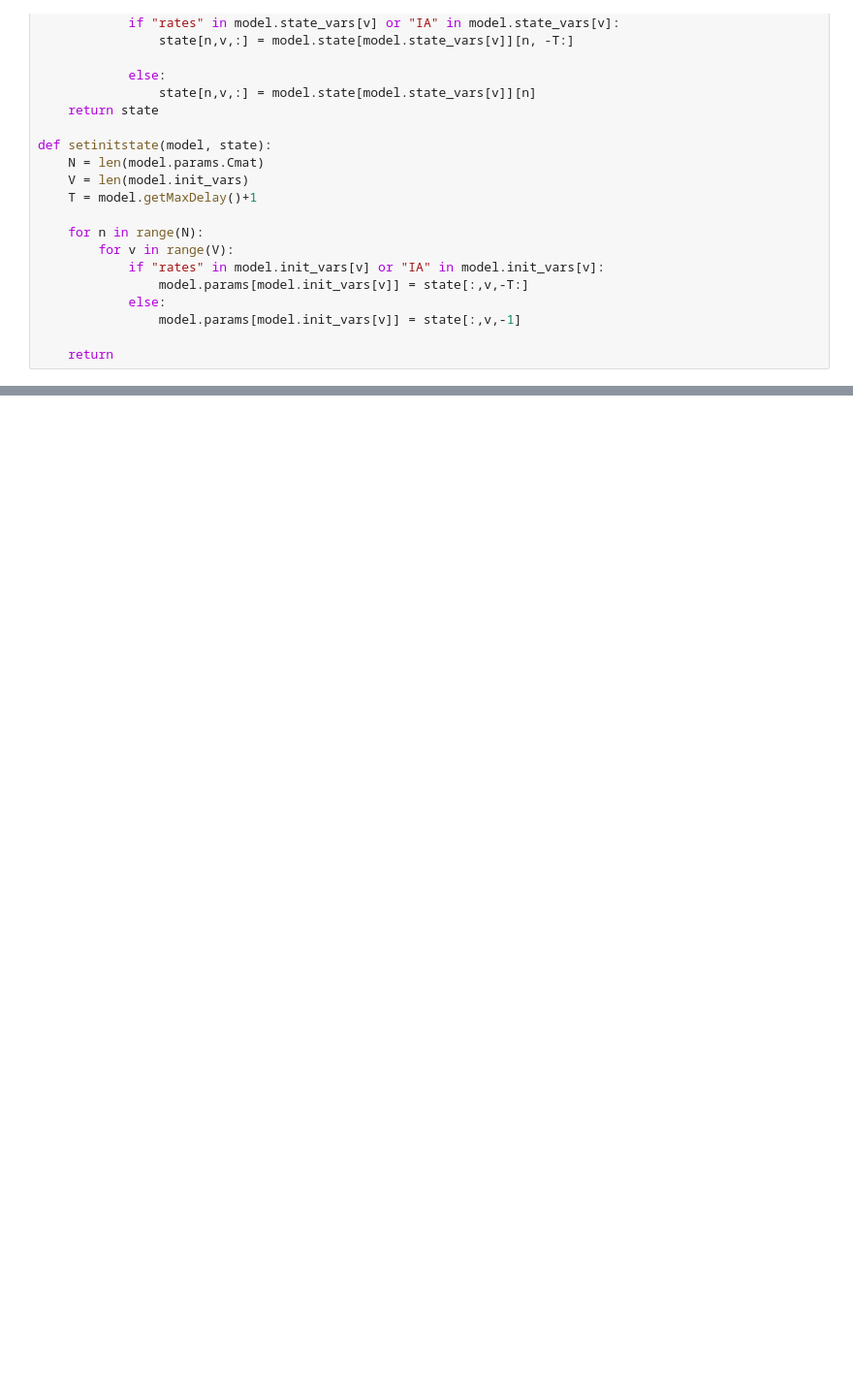
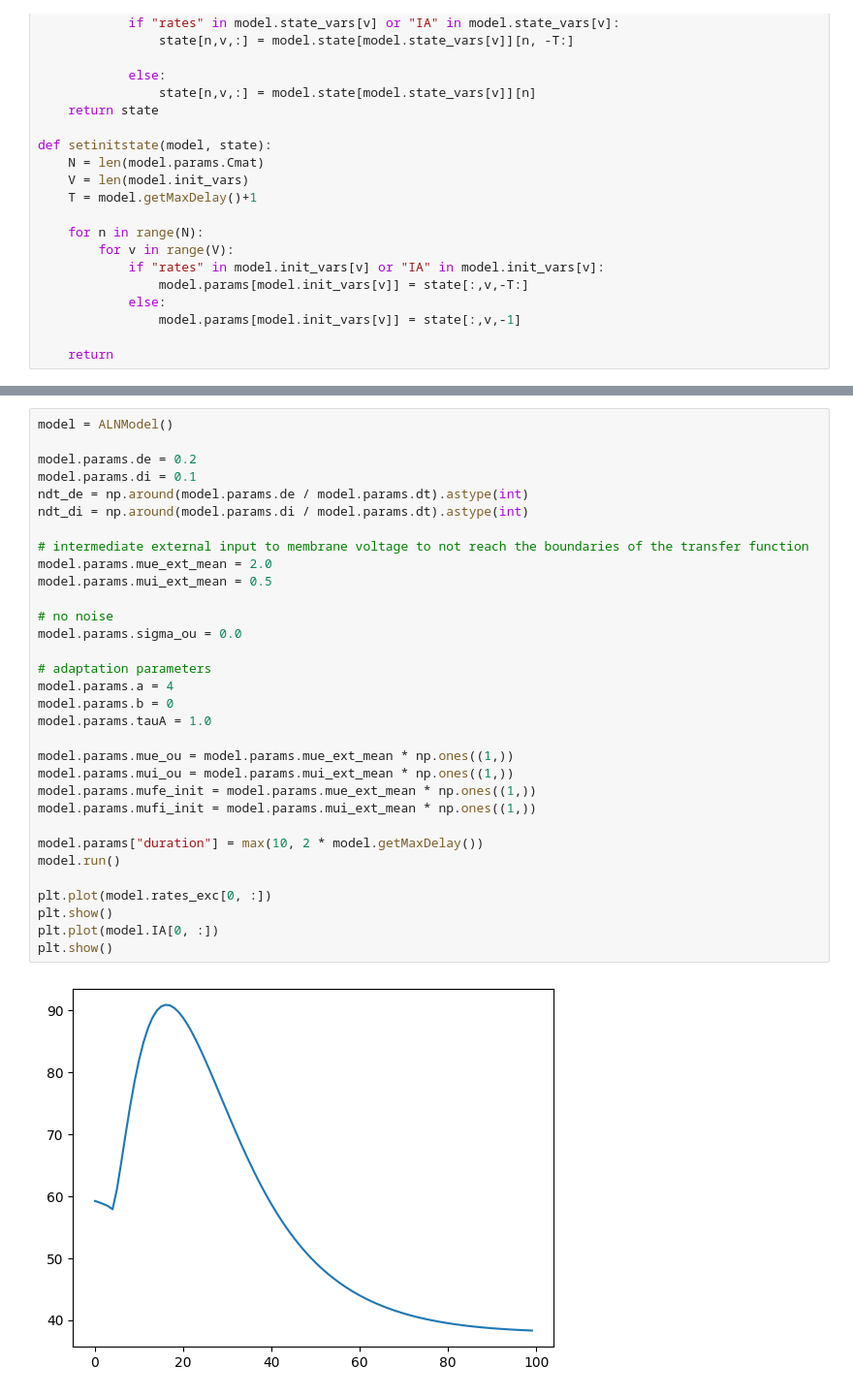
Before and after one commit to neurolib-dev/neurolib, a Jupyter notebook: examples/example-5-optimal-control/example-5.5-oc-aln-model-deterministic.ipynb, the cells around one changed output, grey strips where cells are left out. Shown at 97% size. Saved outputs shown, nothing was run; the diff lists cells and outputs as text; blank space fills up the shorter version.

Commit message:
finish aln implementation including adaptation current

```diff
--- a/examples/example-5-optimal-control/example-5.5-oc-aln-model-deterministic.ipynb
+++ b/examples/example-5-optimal-control/example-5.5-oc-aln-model-deterministic.ipynb
@@ -243,0 +297,34 @@ Final cost : 2.46601135694225e-07
+# %%
+model = ALNModel()
+
+model.params.de = 0.2
+model.params.di = 0.1
+ndt_de = np.around(model.params.de / model.params.dt).astype(int)
+ndt_di = np.around(model.params.di / model.params.dt).astype(int)
+
+# intermediate external input to membrane voltage to not reach the boundaries of the transfer function
+model.params.mue_ext_mean = 2.0
+model.params.mui_ext_mean = 0.5
+
+# no noise
+model.params.sigma_ou = 0.0
+
+# adaptation parameters
+model.params.a = 4
+model.params.b = 0
+model.params.tauA = 1.0
+
+model.params.mue_ou = model.params.mue_ext_mean * np.ones((1,))
+model.params.mui_ou = model.params.mui_ext_mean * np.ones((1,))
+model.params.mufe_init = model.params.mue_ext_mean * np.ones((1,))
+model.params.mufi_init = model.params.mui_ext_mean * np.ones((1,))
+
+model.params["duration"] = max(10, 2 * model.getMaxDelay())
+model.run()
+
+plt.plot(model.rates_exc[0, :])
+plt.show()
+plt.plot(model.IA[0, :])
+plt.show()
+# %% [output]
+[figure, added]
```
Also changed, not shown: parts of 10 cells of this notebook, 3 other files.
